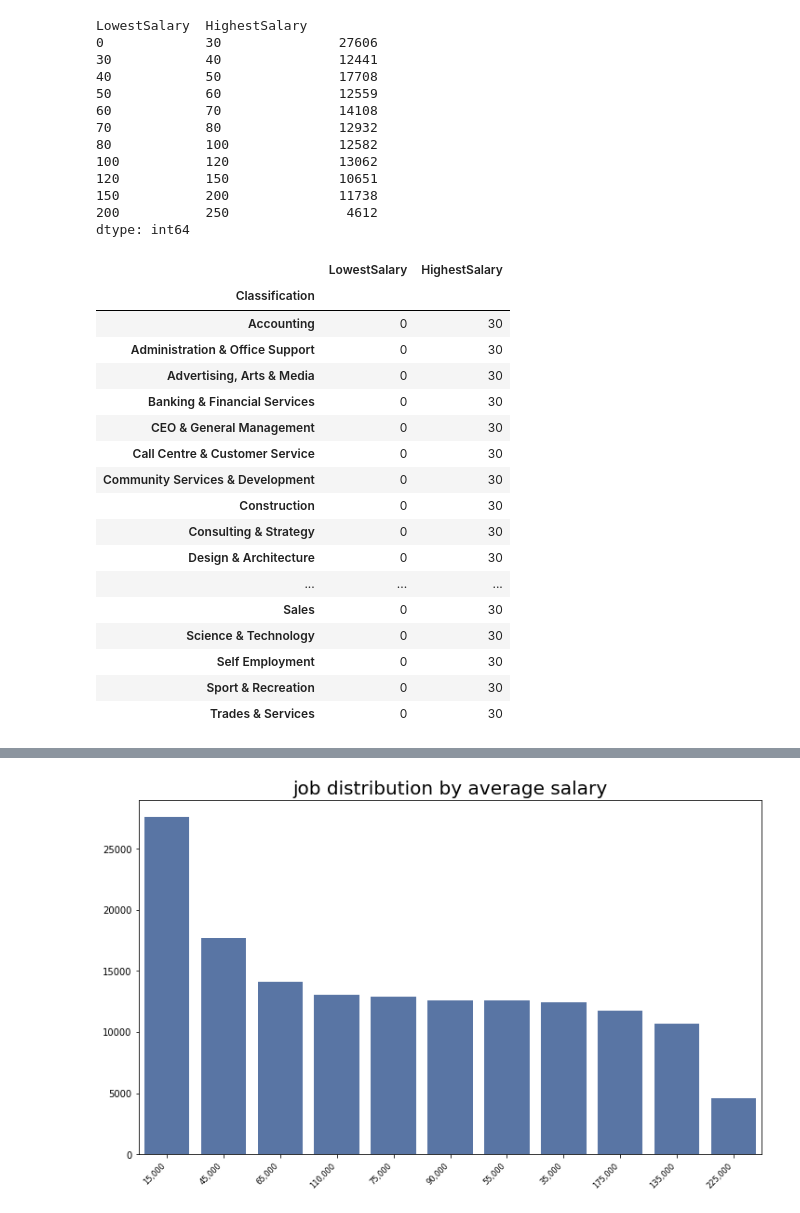
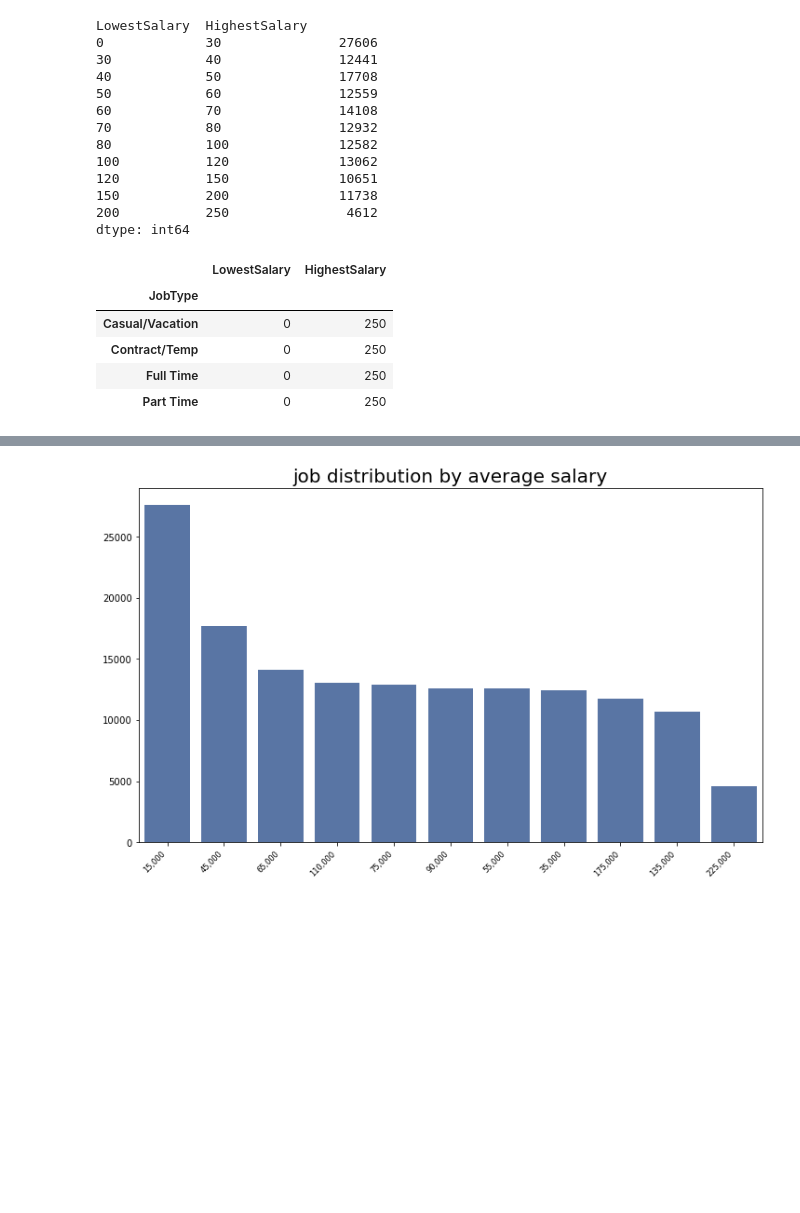
Before and after one commit to muriloOliveira7/7030ICTAssignmentPart1, a Jupyter notebook: job_market.ipynb, the cells around one changed output, grey strips where cells are left out. Cells and saved outputs as stored; diff of their text form; code cells hidden in the pictures; blank space fills up the shorter version.

Commit message:
Version 1.04
1 - Fixing the highest and lowest salary section to plot based on the Job Type and in one table.

```diff
--- a/job_market.ipynb
+++ b/job_market.ipynb
@@ -156,28 +156,33 @@ del df2['Area']
 del df2['SubClassification']
 del df2['FullDescription']
 del df2['Requirement']
-del df2['JobType']
+del df2['Classification']
+del df2['HighestSalary']
 
-by_job = df2.groupby('Classification')
+df4 = pd.read_csv("data_assignment.csv")
+del df4['Id']
+del df4['Title']
+del df4['Company']
+del df4['Date']
+del df4['Location']
+del df4['Area']
+del df4['SubClassification']
+del df4['FullDescription']
+del df4['Requirement']
+del df4['Classification']
+del df4['LowestSalary']
+
+by_job = df2.groupby('JobType')
+by_job2 = df4.groupby('JobType')
 # %%
-#Listing the lowest value for the LowestSalary and HighestSalary by sector
-by_job.min()
+#Listing the lowest value of LowestSalary and the highest value of HighestSalary by Job Type
+lowest_values = by_job.min()
+highest_values = by_job2.max()
+pd.merge(lowest_values, highest_values, on='JobType')
 # %% [output]
 |  | LowestSalary | HighestSalary |
-| Classification |  |  |
-| Accounting | 0 | 30 |
-| Administration & Office Support | 0 | 30 |
-| Advertising, Arts & Media | 0 | 30 |
-| Banking & Financial Services | 0 | 30 |
-| CEO & General Management | 0 | 30 |
-| Call Centre & Customer Service | 0 | 30 |
-| Community Services & Development | 0 | 30 |
-| Construction | 0 | 30 |
-| Consulting & Strategy | 0 | 30 |
-| Design & Architecture | 0 | 30 |
-| ... | ... | ... |
-| Sales | 0 | 30 |
-| Science & Technology | 0 | 30 |
-| Self Employment | 0 | 30 |
-| Sport & Recreation | 0 | 30 |
-| Trades & Services | 0 | 30 |
+| JobType |  |  |
+| Casual/Vacation | 0 | 250 |
+| Contract/Temp | 0 | 250 |
+| Full Time | 0 | 250 |
+| Part Time | 0 | 250 |
```
Also changed, not shown: parts of 4 cells of this notebook.
